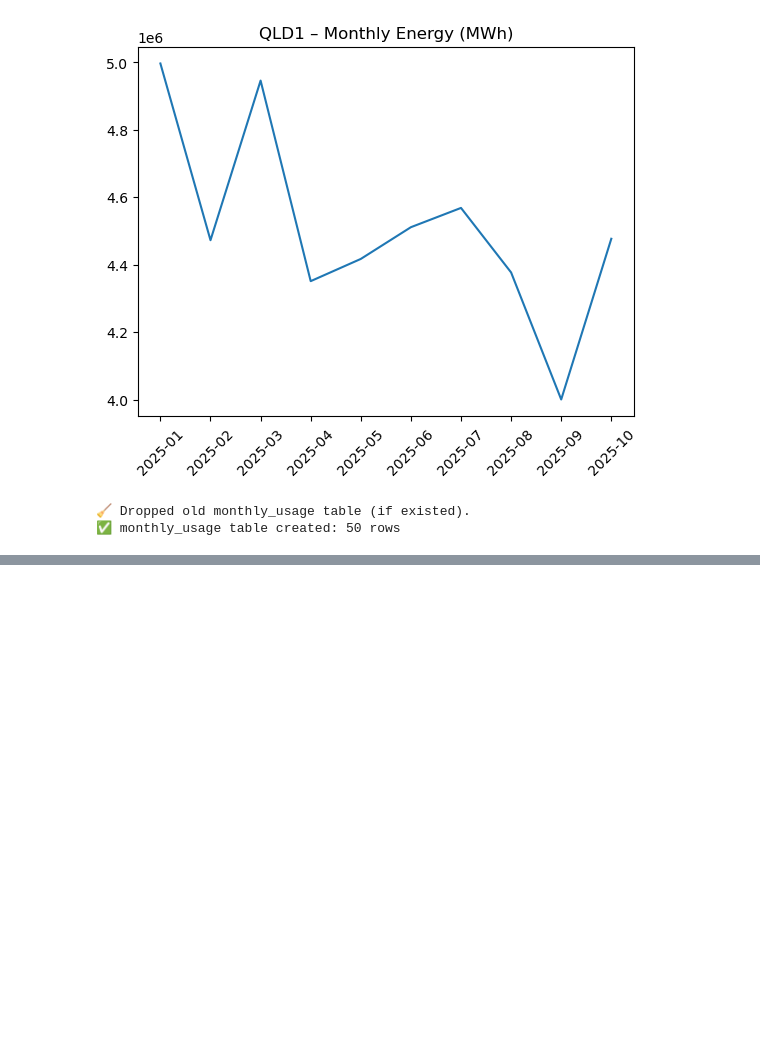
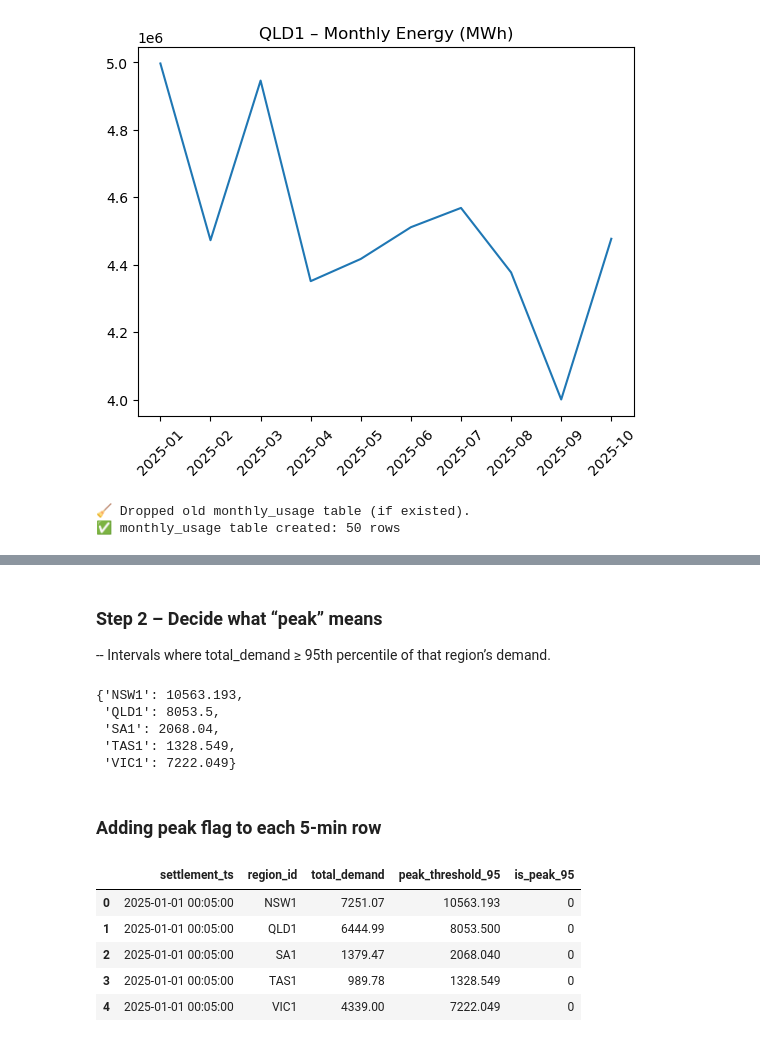
Before and after one commit to Vivekarya05/nem-usage-reports, a Jupyter notebook: montly_usage.ipynb, the cells around one changed output, grey strips where cells are left out. Drawn from its saved outputs; the diff is of its cells as text; code cells hidden in the pictures; blank space fills up the shorter version.

```diff
--- a/montly_usage.ipynb
+++ b/montly_usage.ipynb
@@ -187,0 +208,37 @@ print("✅ monthly_usage table created:", len(df_monthly), "rows")
+# %% [markdown]
+### Step 2 – Decide what “peak” means
+-- Intervals where total_demand ≥ 95th percentile
+  of that region’s demand.
+# %%
+# Calculate 95th percentile threshold per region
+thresholds_95 = (
+    df_5min.groupby("region_id")["total_demand"]
+    .quantile(0.95)
+     .round(3)
+    .to_dict()
+)
+
+thresholds_95
+# %% [output]
+{'NSW1': 10563.193,
+ 'QLD1': 8053.5,
+ 'SA1': 2068.04,
+ 'TAS1': 1328.549,
+ 'VIC1': 7222.049}
+# %% [markdown]
+### Adding peak flag to each 5-min row
+# %%
+# Map region-wise thresholds back to the dataframe
+df_5min["peak_threshold_95"] = df_5min["region_id"].map(thresholds_95)
+
+# Flag peak events (1 = peak, 0 = not peak)
+df_5min["is_peak_95"] = (df_5min["total_demand"] >= df_5min["peak_threshold_95"]).astype(int)
+
+df_5min.head()
+# %% [output]
+|  | settlement_ts | region_id | total_demand | peak_threshold_95 | is_peak_95 |
+| 0 | 2025-01-01 00:05:00 | NSW1 | 7251.07 | 10563.193 | 0 |
+| 1 | 2025-01-01 00:05:00 | QLD1 | 6444.99 | 8053.500 | 0 |
+| 2 | 2025-01-01 00:05:00 | SA1 | 1379.47 | 2068.040 | 0 |
+| 3 | 2025-01-01 00:05:00 | TAS1 | 989.78 | 1328.549 | 0 |
+| 4 | 2025-01-01 00:05:00 | VIC1 | 4339.00 | 7222.049 | 0 |
```
Also changed, not shown: parts of 7 cells of this notebook, 2 other files.
